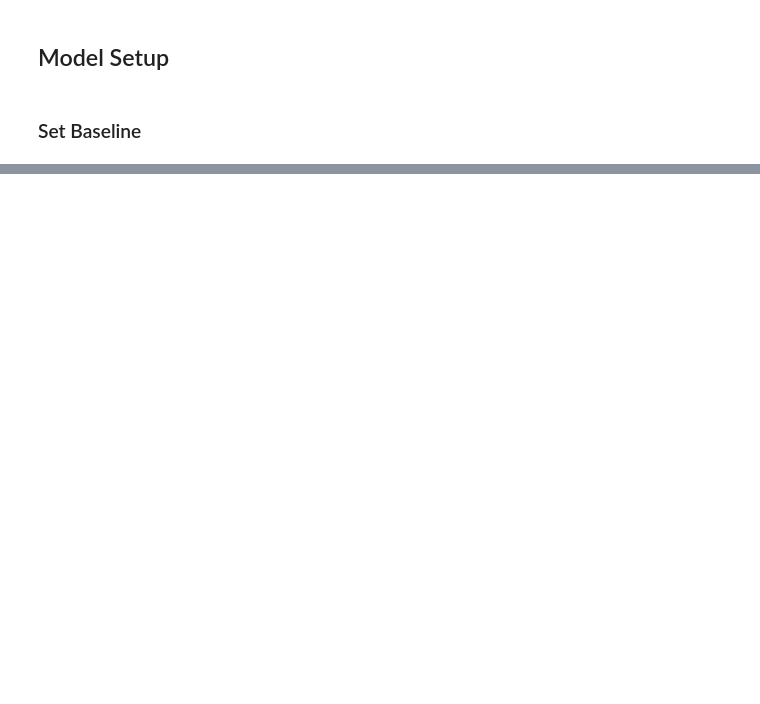
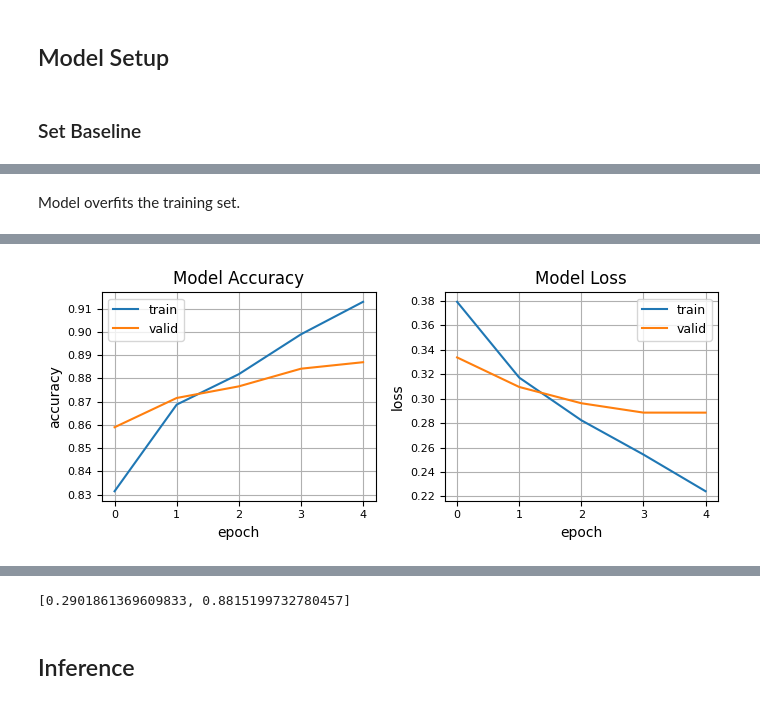
Before and after one commit to OMarchevska/NLP, a Jupyter notebook: Sentiment_Analysis.ipynb, the cells around one changed output, grey strips where cells are left out. Drawn from its saved outputs; the diff is of its cells as text; code cells hidden in the pictures; blank space fills up the shorter version.

```diff
--- a/Sentiment_Analysis.ipynb
+++ b/Sentiment_Analysis.ipynb
@@ -238,0 +232,12 @@ KeyboardInterrupt:
+# %% [markdown]
+Model overfits the training set.
+# %%
+# default dropout, lower number of training epochs
+model = get_model(dropout=0.1)
+model.compile(optimizer=tf.keras.optimizers.Adam(learning_rate=2e-5),
+              loss=tf.keras.losses.SparseCategoricalCrossentropy(from_logits=True),
+              metrics=["accuracy"])
+history = model.fit(train_ds, validation_data=val_ds, epochs=5)
+plot_history(history)
+print("Model performance on the test set:", model.evaluate(test_ds, return_dict=True, verbose=0)["accuracy"])
+# %% [output]
@@ -238,0 +254 @@ KeyboardInterrupt:
+[figure, added]
@@ -238,0 +256,3 @@ KeyboardInterrupt:
+[0.2901861369609833, 0.8815199732780457]
+# %% [markdown]
+## Inference
```
Also changed, not shown: parts of 13 cells of this notebook.
